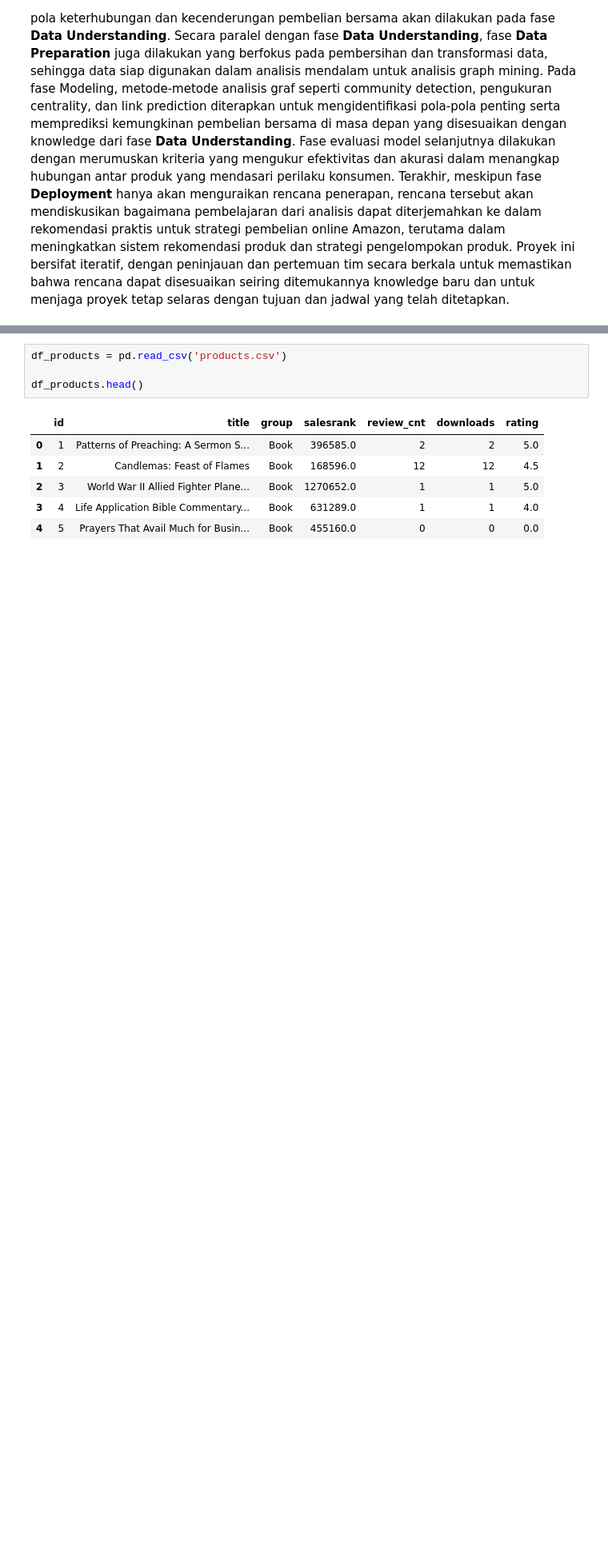
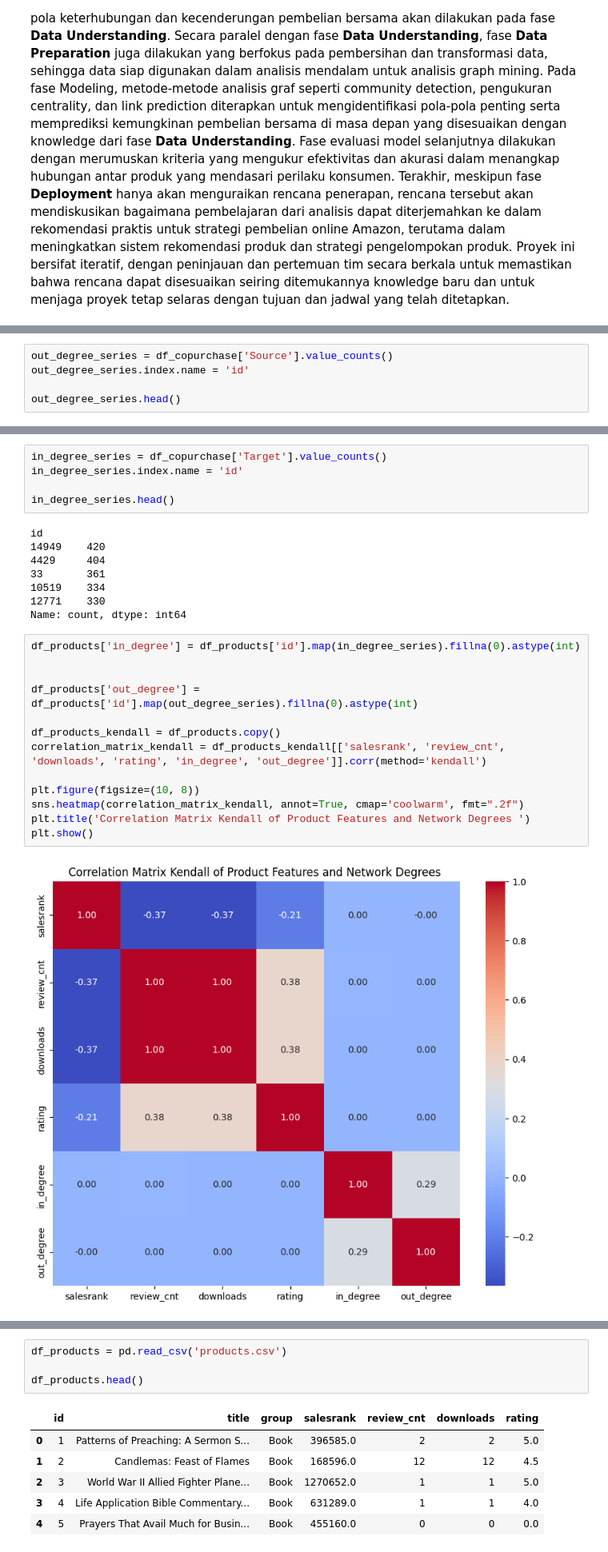
Before and after one commit to Miner-Lover/AmazonMining, a Jupyter notebook: TK.ipynb, the cells around one changed output, grey strips where cells are left out. Shown at 80% size. Cells and saved outputs as stored; diff of their text form; blank space fills up the shorter version.

```diff
--- a/TK.ipynb
+++ b/TK.ipynb
@@ -23,0 +483,5 @@ Proyek ini dimulai dengan dengan fase **Business Understanding**, di mana tujuan
+# %%
+out_degree_series = df_copurchase['Source'].value_counts()
+out_degree_series.index.name = 'id'
+
+out_degree_series.head()
@@ -23,0 +496,28 @@ Proyek ini dimulai dengan dengan fase **Business Understanding**, di mana tujuan
+# %%
+in_degree_series = df_copurchase['Target'].value_counts()
+in_degree_series.index.name = 'id'
+
+in_degree_series.head()
+# %% [output]
+id
+14949    420
+4429     404
+33       361
+10519    334
+12771    330
+Name: count, dtype: int64
+# %%
+df_products['in_degree'] = df_products['id'].map(in_degree_series).fillna(0).astype(int)
+
+
+df_products['out_degree'] = df_products['id'].map(out_degree_series).fillna(0).astype(int)
+
+df_products_kendall = df_products.copy()
+correlation_matrix_kendall = df_products_kendall[['salesrank', 'review_cnt', 'downloads', 'rating', 'in_degree', 'out_degree']].corr(method='kendall')
+
+plt.figure(figsize=(10, 8))
+sns.heatmap(correlation_matrix_kendall, annot=True, cmap='coolwarm', fmt=".2f")
+plt.title('Correlation Matrix Kendall of Product Features and Network Degrees ')
+plt.show()
+# %% [output]
+[figure, added]
```
Also changed, not shown: parts of 52 cells of this notebook, 6 other files.
